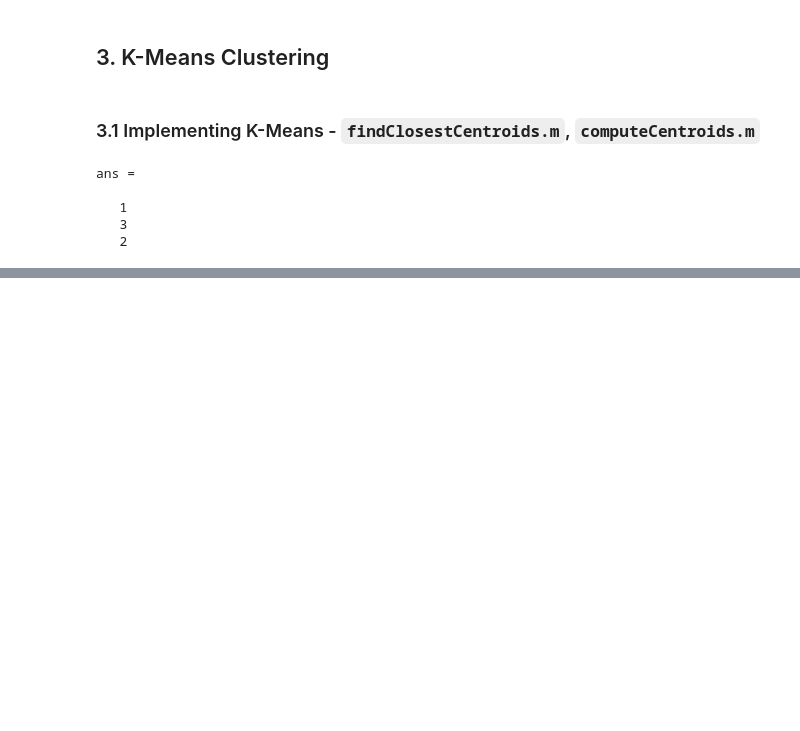
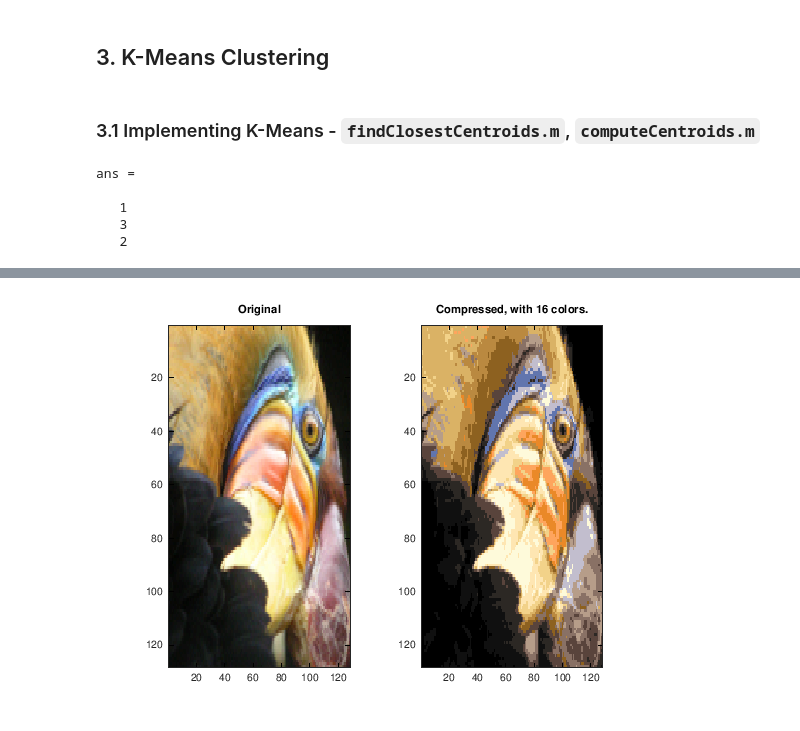
Before and after one commit to mxagar/machine_learning_coursera, a Jupyter notebook: exercises/ex1-ex8-octave/ex7/ML_Coursera_Ex_7_KMeans_PCA.ipynb, the cells around one changed output, grey strips where cells are left out. Cells and saved outputs as stored; diff of their text form; code cells hidden in the pictures; blank space fills up the shorter version.

Commit message:
k-means for image compression

```diff
--- a/exercises/ex1-ex8-octave/ex7/ML_Coursera_Ex_7_KMeans_PCA.ipynb
+++ b/exercises/ex1-ex8-octave/ex7/ML_Coursera_Ex_7_KMeans_PCA.ipynb
@@ -144,0 +221,5 @@ centroids =
+# %%
+% Run your K-Means algorithm on this data
+% You should try different values of K and max_iters here
+K = 16;
+max_iters = 10;
@@ -144,0 +243,21 @@ centroids =
+# %%
+% After k-means finished, get the final cenroids for each pixel
+% Find closest cluster members
+idx = findClosestCentroids(X, centroids);
+# %%
+% Compress
+X_compressed = centroids(idx,:);
+# %%
+% Reshape the recovered image into proper dimensions
+X_compressed = reshape(X_compressed, img_size(1), img_size(2), 3);
+# %%
+% Display the original image
+subplot(1, 2, 1);
+imagesc(A);
+title('Original');
+% Display compressed image side by side
+subplot(1, 2, 2);
+imagesc(X_compressed)
+title(sprintf('Compressed, with %d colors.', K));
+# %% [output]
+[figure, added]
```
Also changed, not shown: parts of 14 cells of this notebook, 1 other file.
